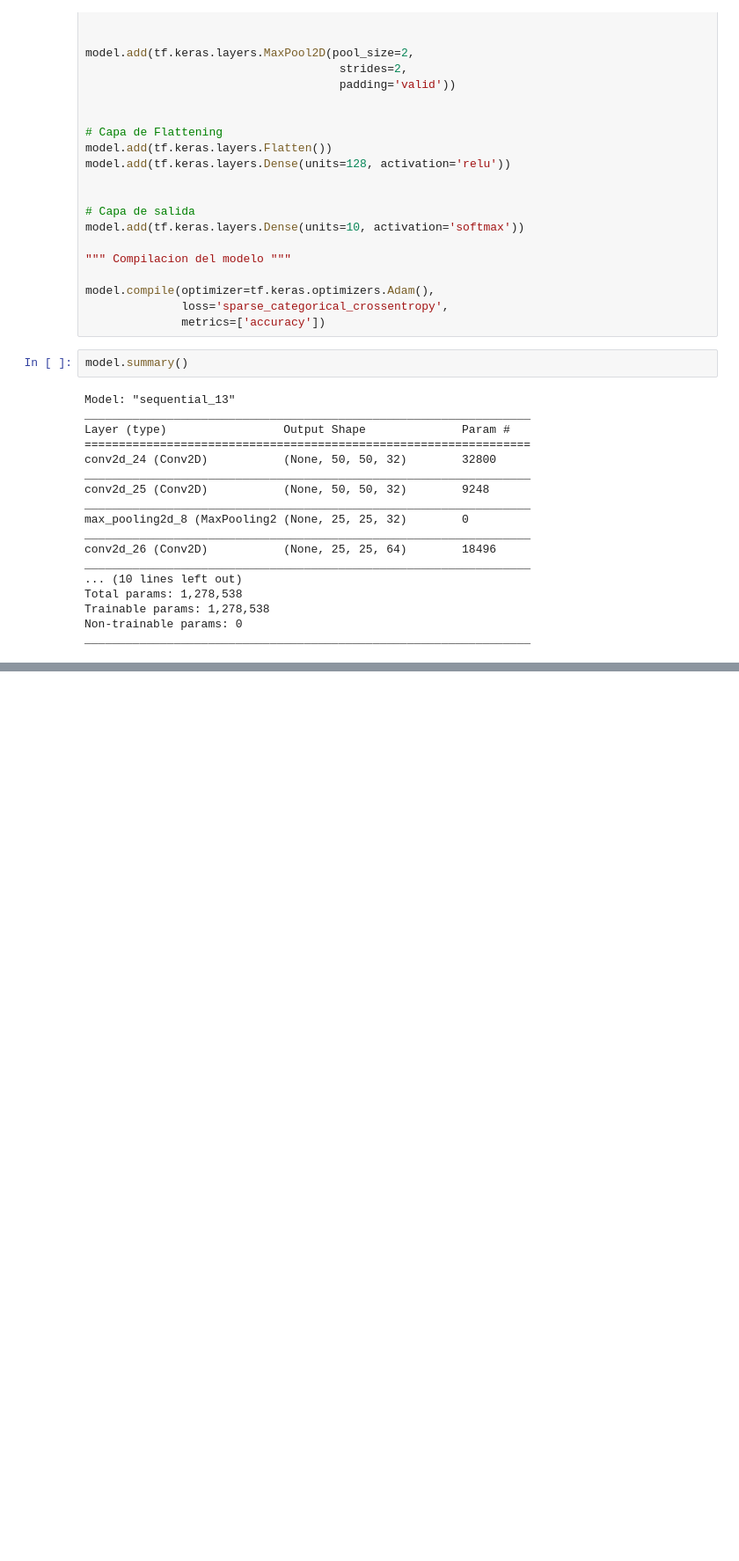
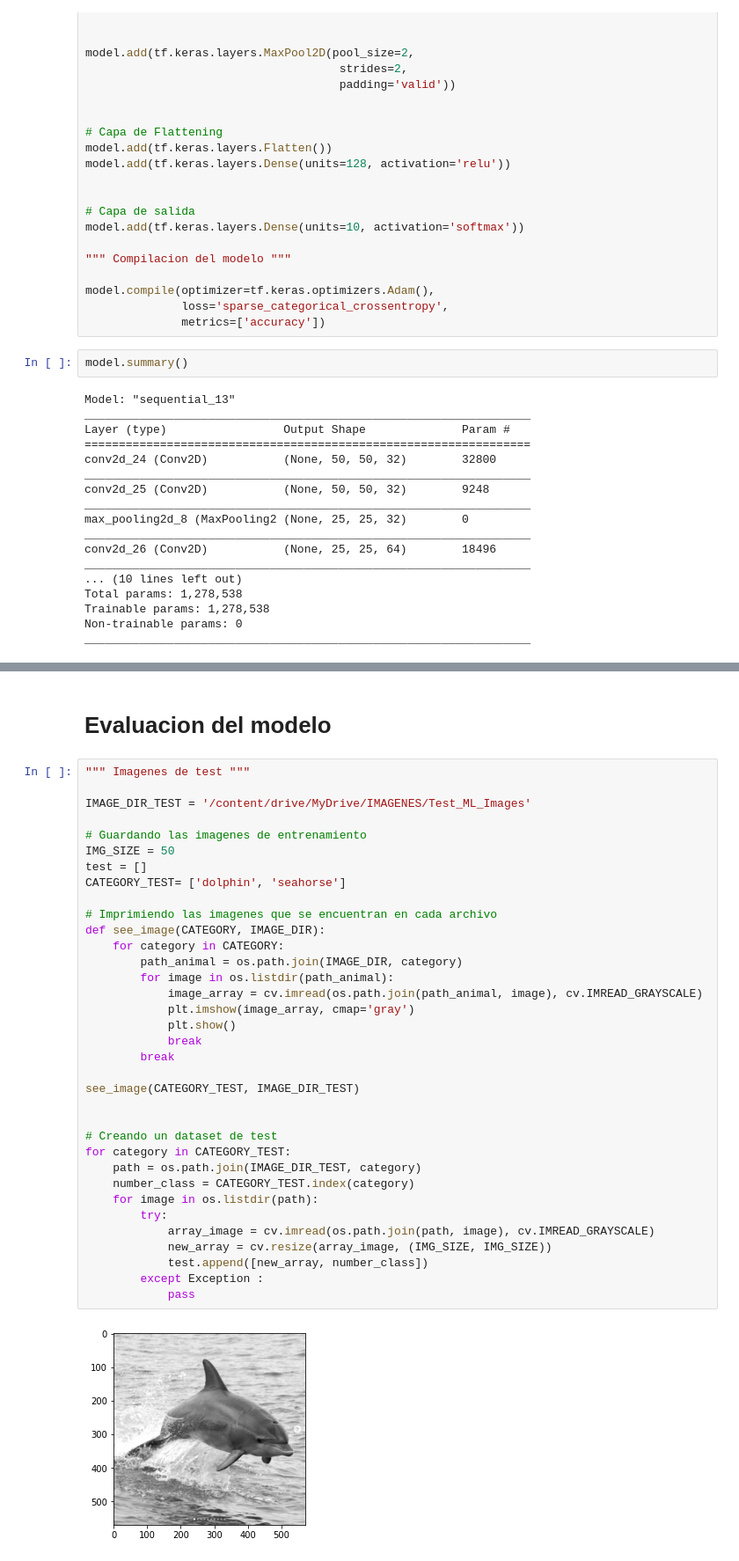
Before and after one commit to artthuro6/Clasification_dolphin_seahorse, a Jupyter notebook: Clasification_Dolphins_Seahorse.ipynb, the cells around one changed output, grey strips where cells are left out. Shown at 88% size. Saved outputs shown, nothing was run; the diff lists cells and outputs as text; blank space fills up the shorter version.

Commit message:
Evaluando el modelo.

```diff
--- a/Clasification_Dolphins_Seahorse.ipynb
+++ b/Clasification_Dolphins_Seahorse.ipynb
@@ -246 +243,40 @@ Epoch 10/10
 <tensorflow.python.keras.callbacks.History at 0x...>
+# %% [markdown]
+# **Evaluacion del modelo**
+# %%
+""" Imagenes de test """
+
+IMAGE_DIR_TEST = '/content/drive/MyDrive/IMAGENES/Test_ML_Images'
+
+# Guardando las imagenes de entrenamiento
+IMG_SIZE = 50
+test = []
+CATEGORY_TEST= ['dolphin', 'seahorse']
+
+# Imprimiendo las imagenes que se encuentran en cada archivo
+def see_image(CATEGORY, IMAGE_DIR):
+    for category in CATEGORY:
+        path_animal = os.path.join(IMAGE_DIR, category)
+        for image in os.listdir(path_animal):
+            image_array = cv.imread(os.path.join(path_animal, image), cv.IMREAD_GRAYSCALE)
+            plt.imshow(image_array, cmap='gray')
+            plt.show()
+            break
+        break
+
+see_image(CATEGORY_TEST, IMAGE_DIR_TEST)
+
+
+# Creando un dataset de test
+for category in CATEGORY_TEST:
+    path = os.path.join(IMAGE_DIR_TEST, category)
+    number_class = CATEGORY_TEST.index(category)
+    for image in os.listdir(path):
+        try:
+            array_image = cv.imread(os.path.join(path, image), cv.IMREAD_GRAYSCALE)
+            new_array = cv.resize(array_image, (IMG_SIZE, IMG_SIZE))
+            test.append([new_array, number_class])
+        except Exception :
+            pass
+# %% [output]
+[figure, added]
```
Also changed, not shown: parts of 5 cells of this notebook.
